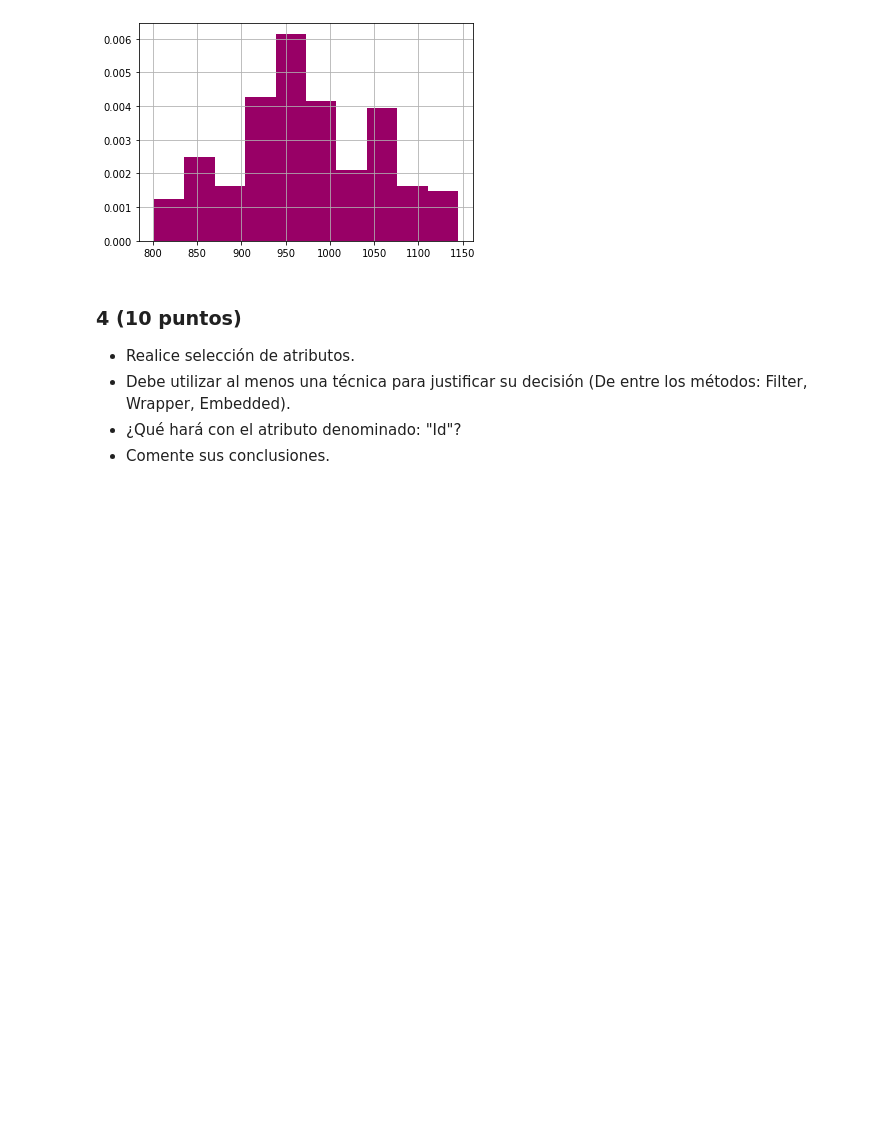
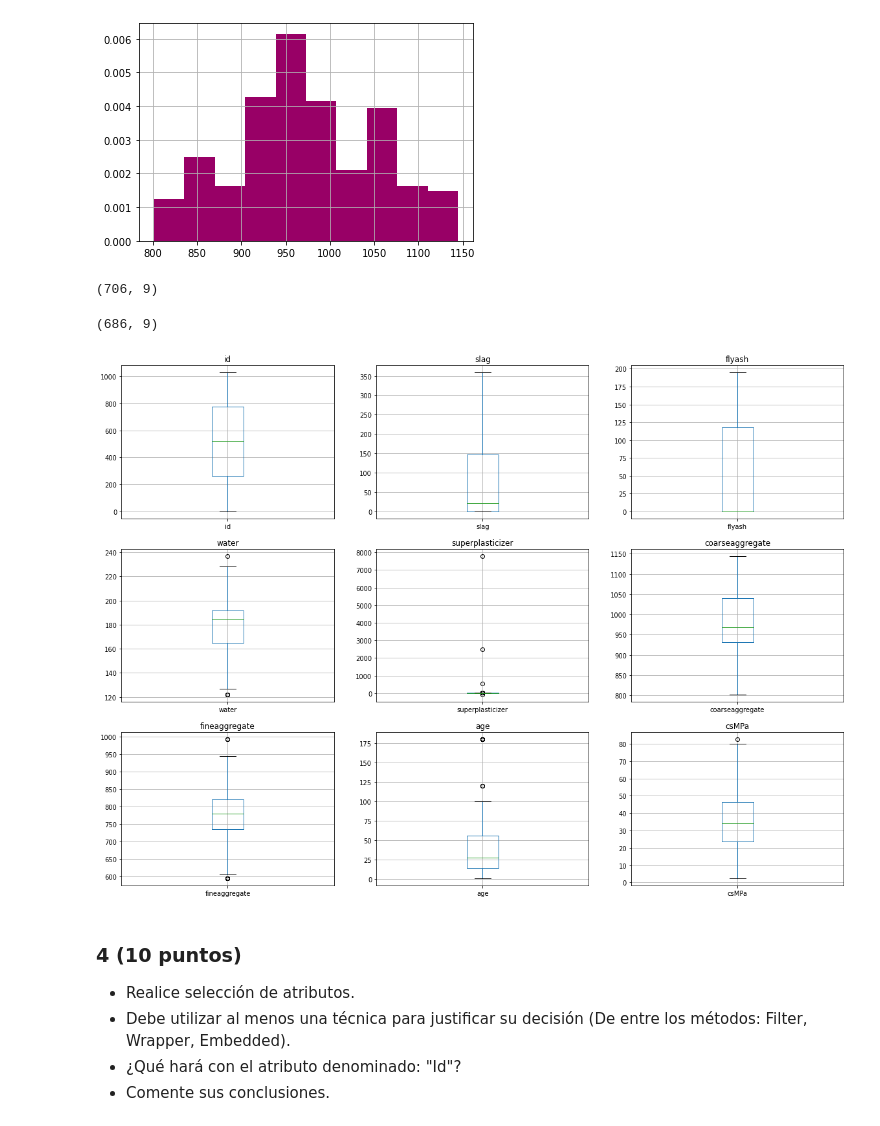
Before and after one commit to GabrielVargasR/University-Artificial-Intelligence, a Jupyter notebook: TC3 - Regression and Feature Engineering/2021-2-Trabajo Practico_03.ipynb, the cells around one changed output. Saved outputs shown, nothing was run; the diff lists cells and outputs as text; code cells hidden in the pictures; blank space fills up the shorter version.

```diff
--- a/TC3 - Regression and Feature Engineering/2021-2-Trabajo Practico_03.ipynb
+++ b/TC3 - Regression and Feature Engineering/2021-2-Trabajo Practico_03.ipynb
@@ -266,6 +267,31 @@ plt.show()
 # el hecho de que se vea morado muestra que están completamente traslapados, la distribución original no cambió
 # %% [output]
 [figure]
+# %%
+skewed_cols = ['slag', 'flyash', 'age']
+normal_cols = ['water', 'coarseaggregate', 'fineaggregate', 'csMPa', 'superplasticizer']
+
+trimmer = OutlierTrimmer(capping_method='gaussian', tail='both', fold=3, variables=normal_cols)
+X_tv = trimmer.fit_transform(X_trainValCpy)
+X_tv.shape
+# %% [output]
+(706, 9)
+# %%
+trimmer = OutlierTrimmer(capping_method='iqr', tail='right', fold=3, variables=skewed_cols)
+X_trainVal = trimmer.fit_transform(X_tv)
+X_trainVal.shape
+# %% [output]
+(686, 9)
+# %%
+p = 1
+plt.figure(figsize=(20,20))
+for i in X_trainVal:
+    plt.subplot(4,3,p)
+    plt.title(i)
+    p = p + 1
+    X_trainVal.boxplot([i])
+# %% [output]
+[figure, added]
 # %% [markdown]
 ### 4 (10 puntos)
 - Realice selección de atributos.
```
Also changed, not shown: parts of 5 cells of this notebook.
